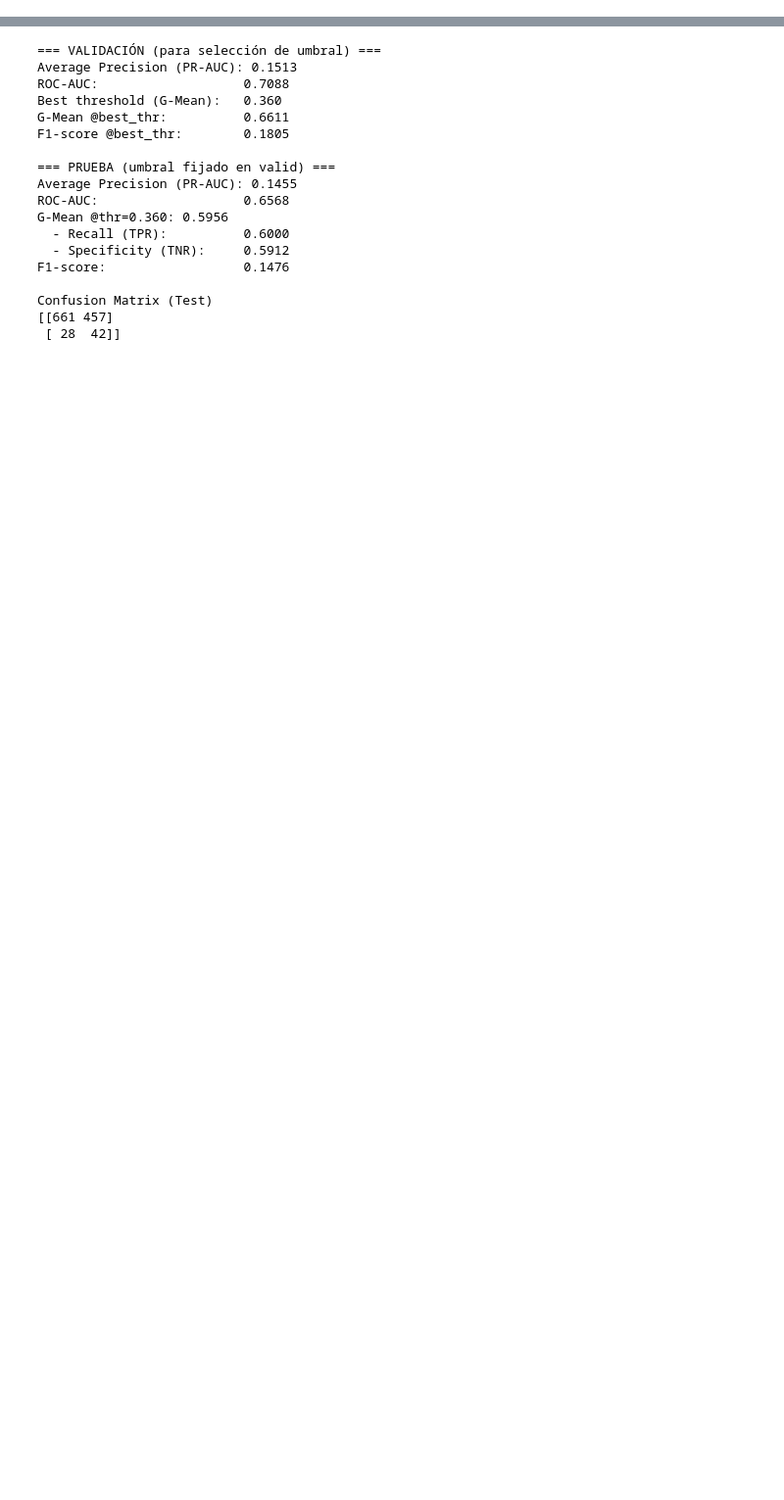
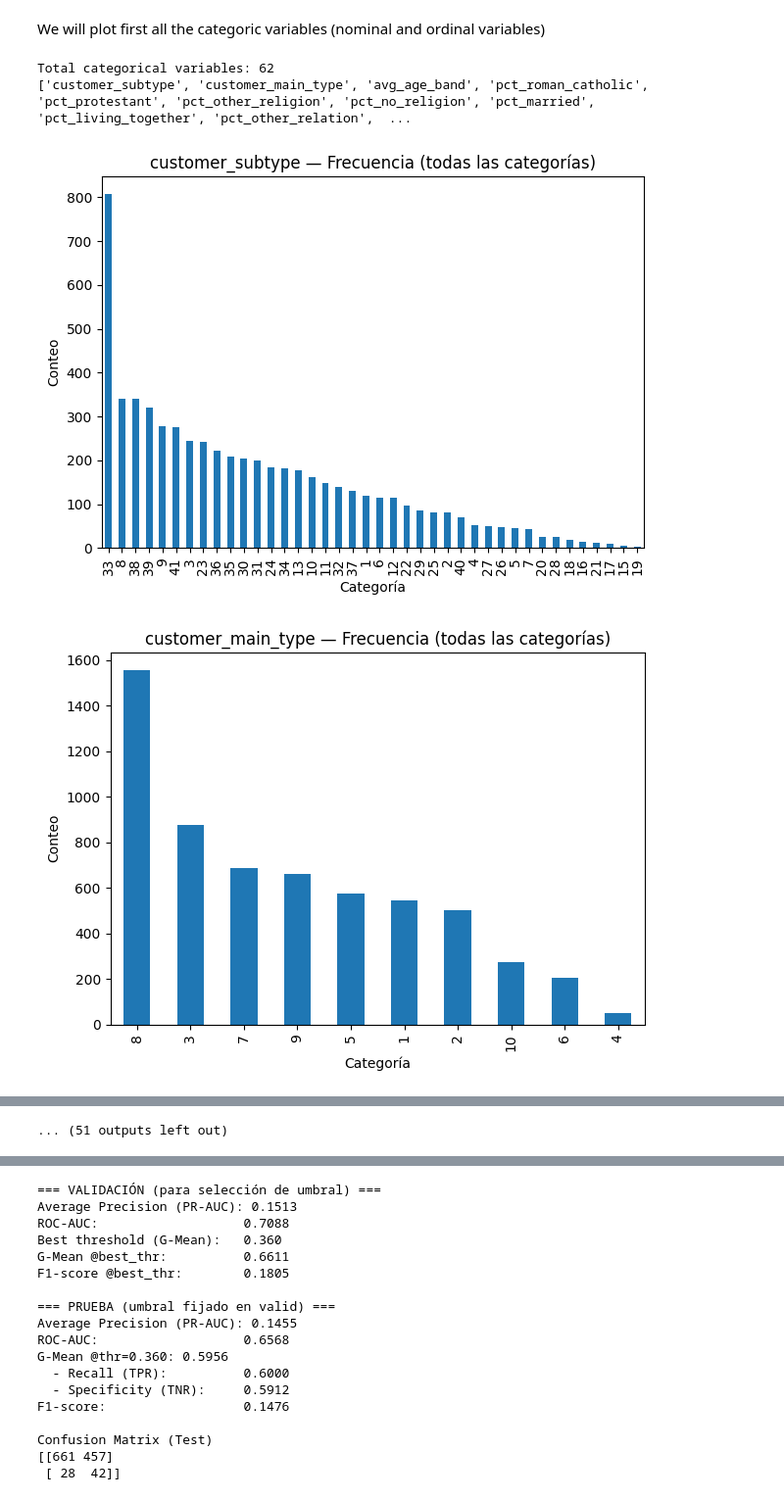
Before and after one commit to JorgeSantana117/insurance_company_project, a Jupyter notebook: notebooks/Fase_1_Equipo58.ipynb, the cells around one changed output, grey strips where cells are left out. Shown at 98% size. Drawn from its saved outputs; the diff is of its cells as text; code cells hidden in the pictures; blank space fills up the shorter version.

```diff
--- a/notebooks/Fase_1_Equipo58.ipynb
+++ b/notebooks/Fase_1_Equipo58.ipynb
@@ -472,16 +0,0 @@ En este cuaderno realizamos un **análisis exploratorio de datos (EDA)** complet
-# %%
-import pandas as pd
-import numpy as np
-import matplotlib.pyplot as plt
-import seaborn as sns
-import missingno as msno
-from sklearn.preprocessing import StandardScaler
-from sklearn.decomposition import PCA
-from sklearn.ensemble import RandomForestClassifier
-from scipy.stats import chi2_contingency
-import warnings
-warnings.filterwarnings('ignore')
-
-plt.style.use('seaborn-v0_8')
-sns.set_palette('crest')
-pd.options.display.float_format = '{:,.3f}'.format
@@ -1383,0 +339,2 @@ Ahora bien, procedemos a definir los transformadores de acuerdo al tipo de varia
+# %%
+df_cleaned = pd.read_csv("../data/processed/insurance_company_cleaned_modified.csv")
@@ -1383,0 +415,4 @@ Ahora bien, procedemos a definir los transformadores de acuerdo al tipo de varia
+# %%
+# Validación rápida del DataFrame de entrada:
+assert df_cleaned.shape[1] == 86, "Se esperaban 86 columnas (85 features + target)."
+df_cleaned.columns = long_names  # asigna nombres descriptivos
@@ -1383,0 +460,23 @@ Ahora bien, procedemos a definir los transformadores de acuerdo al tipo de varia
+# %% [markdown]
+We will plot first all the categoric variables (nominal and ordinal variables)
+# %%
+cat_cols_all = list(dict.fromkeys(nominal_cols + ordinal_cols))
+# %%
+print(f"Total categorical variables: {len(cat_cols_all)}")
+print(cat_cols_all)
+
+for c in cat_cols_all:
+    vc = df_cleaned[c].value_counts(dropna=False)
+    plt.figure()
+    vc.plot(kind="bar")
+    plt.title(f"{c} — Frecuencia (todas las categorías)")
+    plt.xlabel("Categoría")
+    plt.ylabel("Conteo")
+    plt.xticks(rotation=90)
+    plt.tight_layout()
+    plt.show()
+# %% [output]
+Total categorical variables: 62
+['customer_subtype', 'customer_main_type', 'avg_age_band', 'pct_roman_catholic', 'pct_protestant', 'pct_other_religion', 'pct_no_religion', 'pct_married', 'pct_living_together', 'pct_other_relation',  ...
+[figure, added]
+[figure, added]
@@ -1383,0 +492 @@ Ahora bien, procedemos a definir los transformadores de acuerdo al tipo de varia
+... (51 outputs left out)
```
Also changed, not shown: parts of 116 cells of this notebook.
